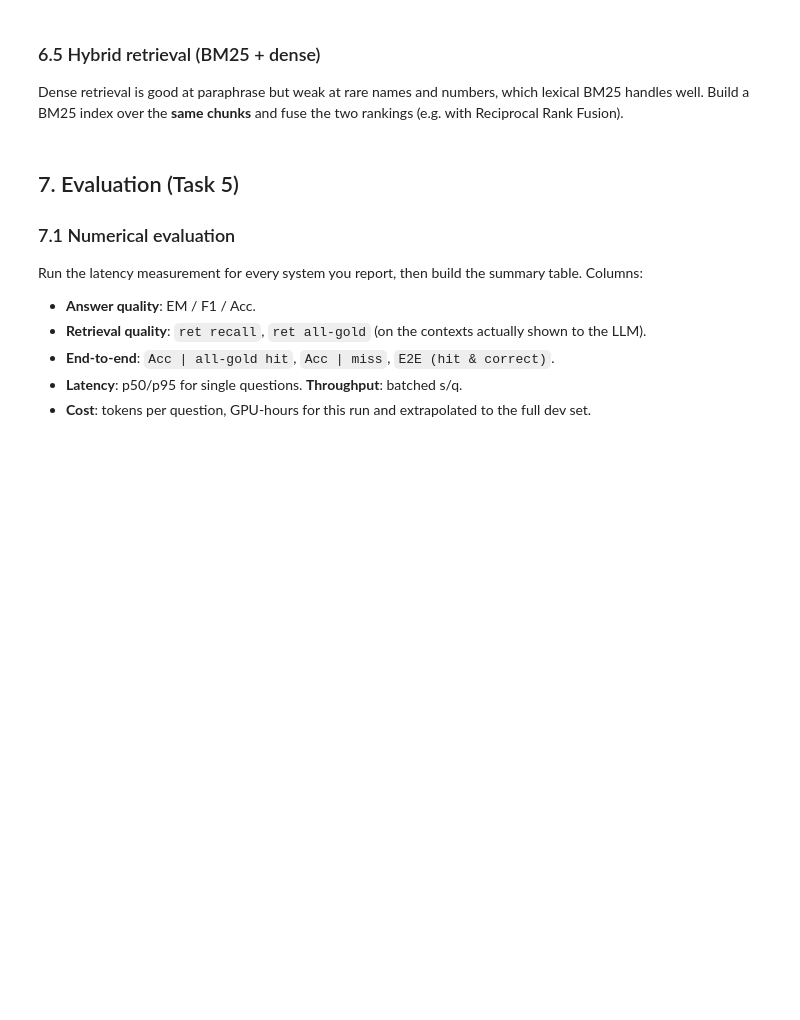
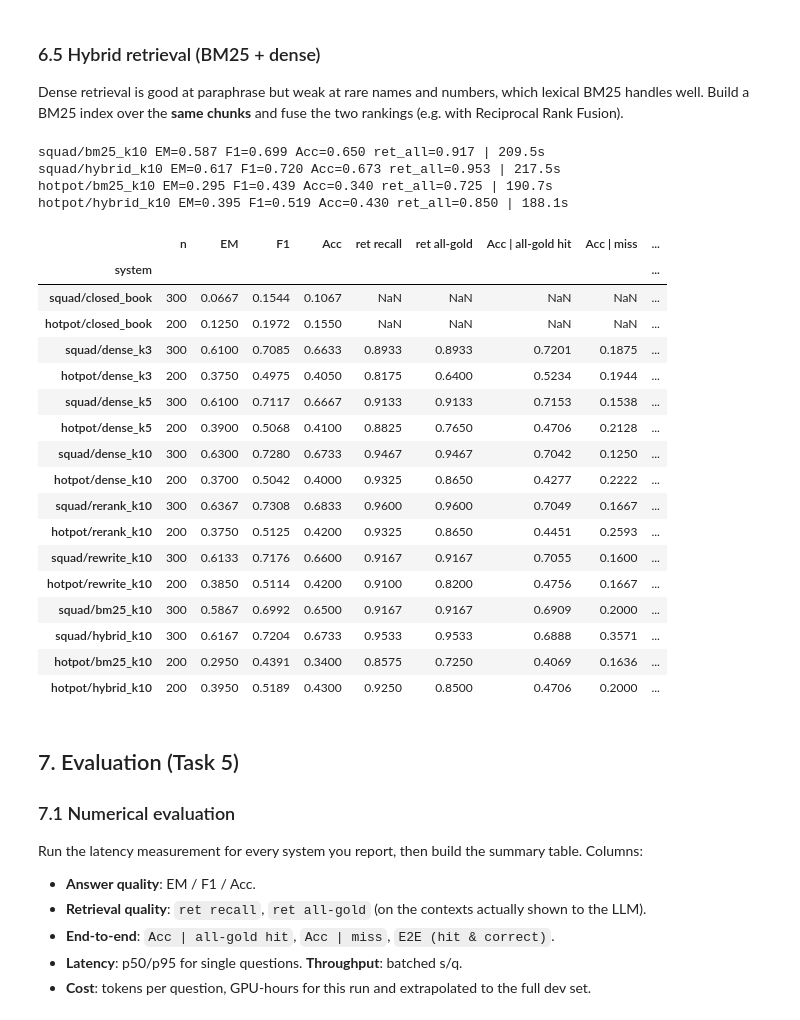
Before and after one commit to TheArtemis/ID2223-Scalable-Machine-Learning-and-Deep-Learning, a Jupyter notebook: assignments/ass2/lab-assignment-notebook.ipynb, the cells around one changed output. Saved outputs shown, nothing was run; the diff lists cells and outputs as text; code cells hidden in the pictures; blank space fills up the shorter version.

Commit message:
Complete Lab 2 Task 4 RAG comparisons on Colab T4

```diff
--- a/assignments/ass2/lab-assignment-notebook.ipynb
+++ b/assignments/ass2/lab-assignment-notebook.ipynb
@@ -914,23 +1002,68 @@ def rrf(rankings, k, c=60):
 ### 6.5 Hybrid retrieval (BM25 + dense)
 
 Dense retrieval is good at paraphrase but weak at rare names and numbers, which lexical BM25 handles well. Build a BM25 index over the **same chunks** and fuse the two rankings (e.g. with Reciprocal Rank Fusion).
-# %%
-from rank_bm25 import BM25Okapi
-
-def bm25_tokenize(text):
-    return re.findall(r"\w+", text.lower())
-
-class BM25Index:
-    """TODO (Task 4.4): a BM25 index over the SAME chunks as a dense Index (index.chunks),
-    with a batched `retrieve(queries, k)` that returns chunk dicts (with 'score'), best first."""
-    def __init__(self, index):
-        raise NotImplementedError
-
-    def retrieve(self, queries, k):
-        raise NotImplementedError
-
-# TODO (Task 4.4): build BM25 = {ds: BM25Index(INDEX[ds])}, then a hybrid retriever that fuses dense and BM25
-# rankings (e.g. with your `rrf`). Run BM25-only and hybrid systems on both datasets.
+# %%
+from rank_bm25 import BM25Okapi
+
+def bm25_tokenize(text):
+    return re.findall(r"\w+", text.lower())
+
+
+class BM25Index:
+    def __init__(self, index):
+        self.chunks = index.chunks
+        self.bm25 = BM25Okapi([bm25_tokenize(c["title"] + " " + c["text"]) for c in self.chunks])
+
+    def retrieve(self, queries, k):
+        hits = []
+        for query in queries:
+            scores = self.bm25.get_scores(bm25_tokenize(query))
+            top = np.argsort(-scores, kind="stable")[:k]
+            hits.append([dict(self.chunks[i], score=float(scores[i])) for i in top])
+        return hits
+
+BM25 = {ds: BM25Index(idx) for ds, idx in INDEX.items()}
+
+def bm25_retriever(ds, k):
+    def retrieve(qs):
+        return BM25[ds].retrieve([q.question for q in qs], k)
+    return retrieve
+
+def hybrid_retriever(ds, k):
+    def retrieve(qs):
+        queries = [q.question for q in qs]
+        dense = dense_retrieve(INDEX[ds], queries, N_CANDIDATES)
+        lexical = BM25[ds].retrieve(queries, N_CANDIDATES)
+        return [rrf([d, b], k) for d, b in zip(dense, lexical)]
+    return retrieve
+
+for ds, qs in EVAL_SETS.items():
+    run_system(f"{ds}/bm25_k{K}", qs, rag_system(bm25_retriever(ds, K)))
+    run_system(f"{ds}/hybrid_k{K}", qs, rag_system(hybrid_retriever(ds, K)))
+summarize()
+# %% [output]
+squad/bm25_k10 EM=0.587 F1=0.699 Acc=0.650 ret_all=0.917 | 209.5s
+squad/hybrid_k10 EM=0.617 F1=0.720 Acc=0.673 ret_all=0.953 | 217.5s
+hotpot/bm25_k10 EM=0.295 F1=0.439 Acc=0.340 ret_all=0.725 | 190.7s
+hotpot/hybrid_k10 EM=0.395 F1=0.519 Acc=0.430 ret_all=0.850 | 188.1s
+|  | n | EM | F1 | Acc | ret recall | ret all-gold | Acc | all-gold hit | Acc | miss | ... |
+| system |  |  |  |  |  |  |  |  | ... |
+| squad/closed_book | 300 | 0.0667 | 0.1544 | 0.1067 | NaN | NaN | NaN | NaN | ... |
+| hotpot/closed_book | 200 | 0.1250 | 0.1972 | 0.1550 | NaN | NaN | NaN | NaN | ... |
+| squad/dense_k3 | 300 | 0.6100 | 0.7085 | 0.6633 | 0.8933 | 0.8933 | 0.7201 | 0.1875 | ... |
+| hotpot/dense_k3 | 200 | 0.3750 | 0.4975 | 0.4050 | 0.8175 | 0.6400 | 0.5234 | 0.1944 | ... |
+| squad/dense_k5 | 300 | 0.6100 | 0.7117 | 0.6667 | 0.9133 | 0.9133 | 0.7153 | 0.1538 | ... |
+| hotpot/dense_k5 | 200 | 0.3900 | 0.5068 | 0.4100 | 0.8825 | 0.7650 | 0.4706 | 0.2128 | ... |
+| squad/dense_k10 | 300 | 0.6300 | 0.7280 | 0.6733 | 0.9467 | 0.9467 | 0.7042 | 0.1250 | ... |
+| hotpot/dense_k10 | 200 | 0.3700 | 0.5042 | 0.4000 | 0.9325 | 0.8650 | 0.4277 | 0.2222 | ... |
+| squad/rerank_k10 | 300 | 0.6367 | 0.7308 | 0.6833 | 0.9600 | 0.9600 | 0.7049 | 0.1667 | ... |
+| hotpot/rerank_k10 | 200 | 0.3750 | 0.5125 | 0.4200 | 0.9325 | 0.8650 | 0.4451 | 0.2593 | ... |
+| squad/rewrite_k10 | 300 | 0.6133 | 0.7176 | 0.6600 | 0.9167 | 0.9167 | 0.7055 | 0.1600 | ... |
+| hotpot/rewrite_k10 | 200 | 0.3850 | 0.5114 | 0.4200 | 0.9100 | 0.8200 | 0.4756 | 0.1667 | ... |
+| squad/bm25_k10 | 300 | 0.5867 | 0.6992 | 0.6500 | 0.9167 | 0.9167 | 0.6909 | 0.2000 | ... |
+| squad/hybrid_k10 | 300 | 0.6167 | 0.7204 | 0.6733 | 0.9533 | 0.9533 | 0.6888 | 0.3571 | ... |
+| hotpot/bm25_k10 | 200 | 0.2950 | 0.4391 | 0.3400 | 0.8575 | 0.7250 | 0.4069 | 0.1636 | ... |
+| hotpot/hybrid_k10 | 200 | 0.3950 | 0.5189 | 0.4300 | 0.9250 | 0.8500 | 0.4706 | 0.2000 | ... |
 # %% [markdown]
 ## 7. Evaluation (Task 5)
 
```
Also changed, not shown: parts of 10 cells of this notebook, 2 other files.
